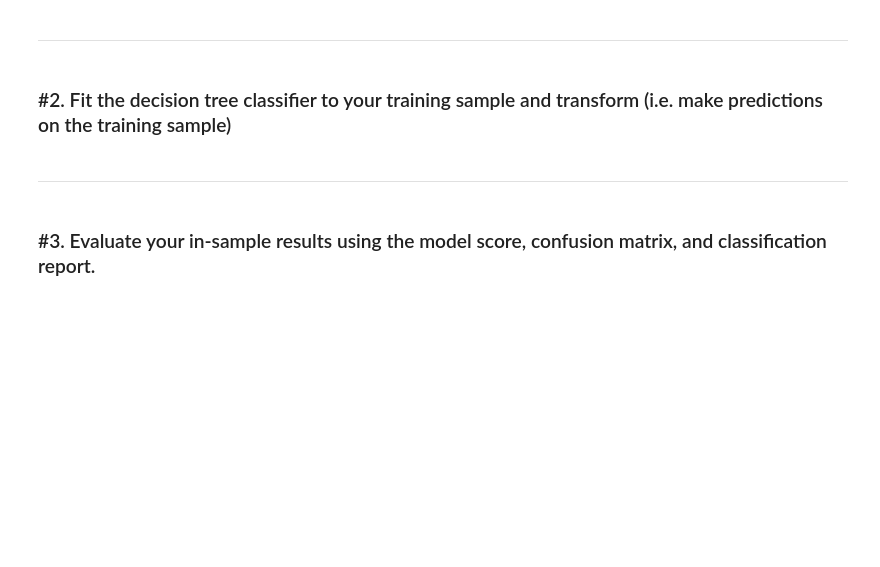
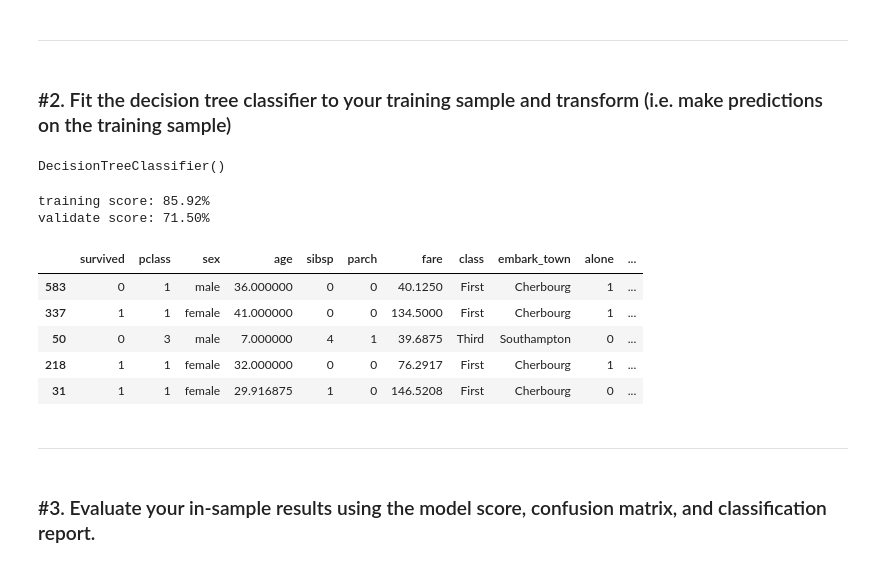
Before and after one commit to natasharivers/Classifications, a Jupyter notebook: model.ipynb, the cells around one changed output. Drawn from its saved outputs; the diff is of its cells as text; code cells hidden in the pictures; blank space fills up the shorter version.

```diff
--- a/model.ipynb
+++ b/model.ipynb
@@ -52,3 +89,26 @@ _________________________
+# %%
+#fit model 1 using train data
+model1.fit(X_train, y_train)
+# %% [output]
+DecisionTreeClassifier()
+# %%
+#get scores for train and validate, not using test yet
+print(f'training score: {model1.score(X_train, y_train):.2%}')
+print(f'validate score: {model1.score(X_validate, y_validate):.2%}')
+# %% [output]
+training score: 85.92%
+validate score: 71.50%
+# %%
+#model 1 is the prediction
+train['model1'] = model1.predict(X_train)
+train.head()
+# %% [output]
+|  | survived | pclass | sex | age | sibsp | parch | fare | class | embark_town | alone | ... |
+| 583 | 0 | 1 | male | 36.000000 | 0 | 0 | 40.1250 | First | Cherbourg | 1 | ... |
+| 337 | 1 | 1 | female | 41.000000 | 0 | 0 | 134.5000 | First | Cherbourg | 1 | ... |
+| 50 | 0 | 3 | male | 7.000000 | 4 | 1 | 39.6875 | Third | Southampton | 0 | ... |
+| 218 | 1 | 1 | female | 32.000000 | 0 | 0 | 76.2917 | First | Cherbourg | 1 | ... |
+| 31 | 1 | 1 | female | 29.916875 | 1 | 0 | 146.5208 | First | Cherbourg | 0 | ... |
 # %% [markdown]
 _________________
 # %% [markdown]
```
Also changed, not shown: parts of 37 cells of this notebook.
